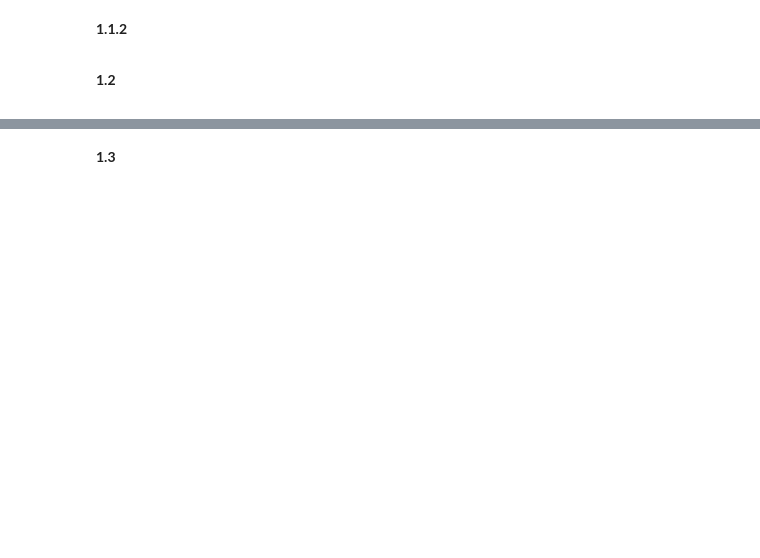
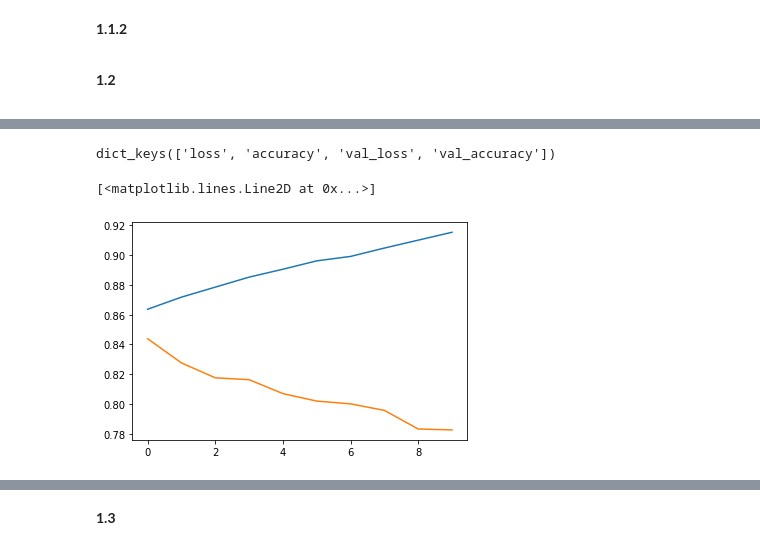
Before and after one commit to rajavemula/AI2_HW1, a Jupyter notebook: ai2-c1-hw1-students.ipynb, the cells around one changed output, grey strips where cells are left out. Drawn from its saved outputs; the diff is of its cells as text; code cells hidden in the pictures; blank space fills up the shorter version.

```diff
--- a/ai2-c1-hw1-students.ipynb
+++ b/ai2-c1-hw1-students.ipynb
@@ -261,0 +289,6 @@ Let's explore how your resulting test accuracies might change by using your boot
+# %%
+X_train, X_test, y_train, y_test = train_test_split(df.drop('DELAY_OR_NOT', axis=1), df['DELAY_OR_NOT'], test_size=0.2, random_state=111)
+# %%
+#scale the x_train and x_test
+X_train = StandardScaler().fit_transform(X_train)
+X_test = StandardScaler().fit_transform(X_test)
@@ -270,0 +303,8 @@ Let's explore how your resulting test accuracies might change by using your boot
+# %%
+# build your NN
+# your code here
+#dense feed-forward network with two hidden layers with 15 nodes in each hidden layer
+NN_model = tf.keras.models.Sequential()
+NN_model.add(tf.keras.layers.Dense(15, input_dim=X_train.shape[1], activation='relu'))
+NN_model.add(tf.keras.layers.Dense(15, activation='relu'))
+NN_model.add(tf.keras.layers.Dense(1, activation='sigmoid'))
@@ -271,3 +329,5 @@ Let's explore how your resulting test accuracies might change by using your boot
 # %%
 # compile it and run it
 # your code here
+NN_model.compile(loss='binary_crossentropy', optimizer='adam', metrics=['accuracy'])
+NN_model.fit(X_train, y_train, epochs=10, batch_size=32, verbose=1, validation_split=0.2)
@@ -274,6 +356,15 @@ Let's explore how your resulting test accuracies might change by using your boot
+# %%
+NN_model.history.history.keys()
+# %% [output]
+dict_keys(['loss', 'accuracy', 'val_loss', 'val_accuracy'])
 # %%
 # plot train and val acc as  a function of epochs
 # your code here
+plt.plot(NN_model.history.history['accuracy'])
+plt.plot(NN_model.history.history['val_accuracy'])
+# %% [output]
+[<matplotlib.lines.Line2D at 0x...>]
+[figure, added]
 # %%
 # primer to print:
 # print("NN_model_train_auc:", roc_auc_score(y_train, y_hat))
```
Also changed, not shown: parts of 42 cells of this notebook, 1 other file.
